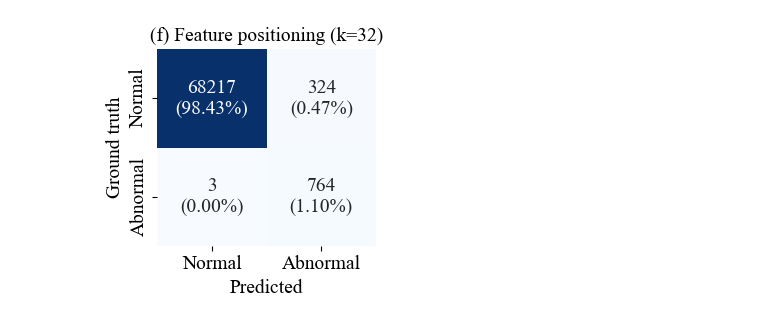
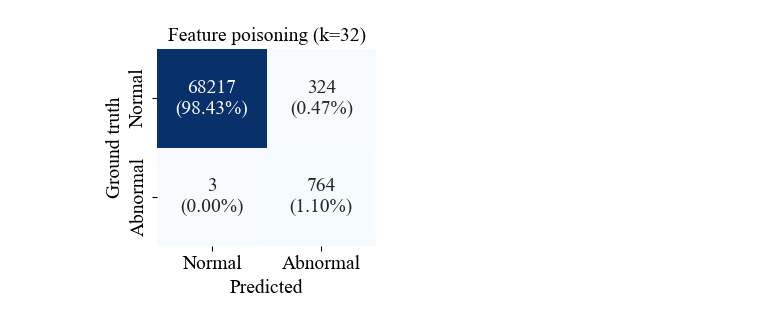
Before and after one commit to Leon-Qiao/RetroFL, a Jupyter notebook: Validate/confusionMa.ipynb, the cells around one changed output. Saved outputs shown, nothing was run; the diff lists cells and outputs as text; code cells hidden in the pictures.

```diff
--- a/Validate/confusionMa.ipynb
+++ b/Validate/confusionMa.ipynb
@@ -111,12 +111,12 @@ plot_confusion_matrix(tp, tn, fp, fn, class_names, title)
 # %%
 # FP-32
-title = '(f) Feature positioning (k=32)'
+title = 'Feature poisoning (k=32)'
 tp = 764
 fn = 3
 fp = 324
 tn = 68217
 class_names = ['Normal', 'Abnormal']
 
 plot_confusion_matrix(tp, tn, fp, fn, class_names, title)
 # %% [output]
-[figure, old version]
+[figure, new version]
```
Also changed, not shown: parts of 5 cells of this notebook, 14 other files.
